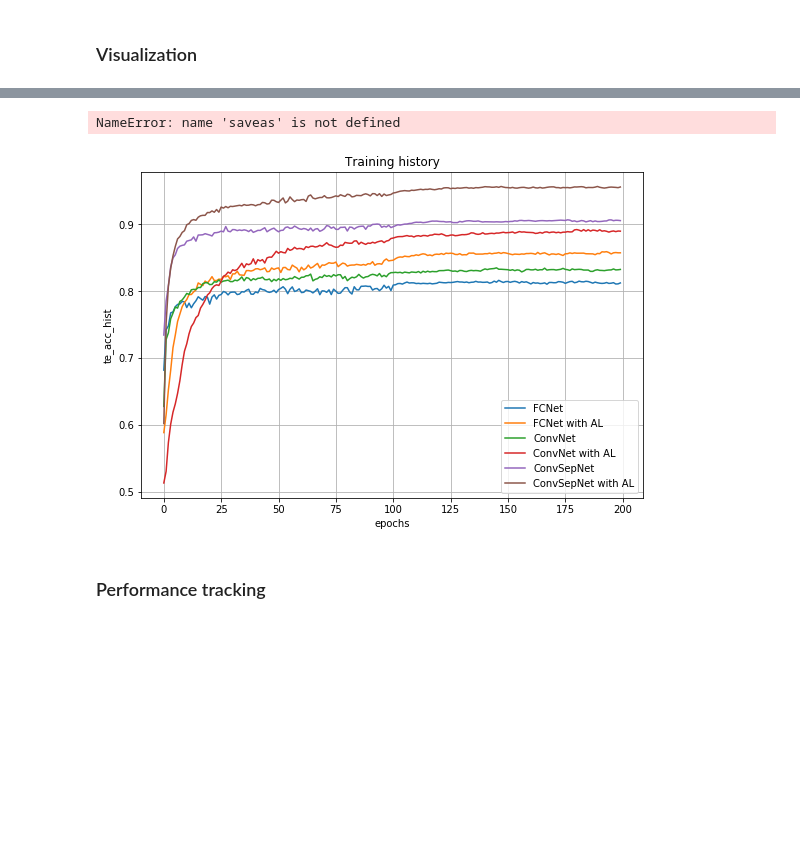
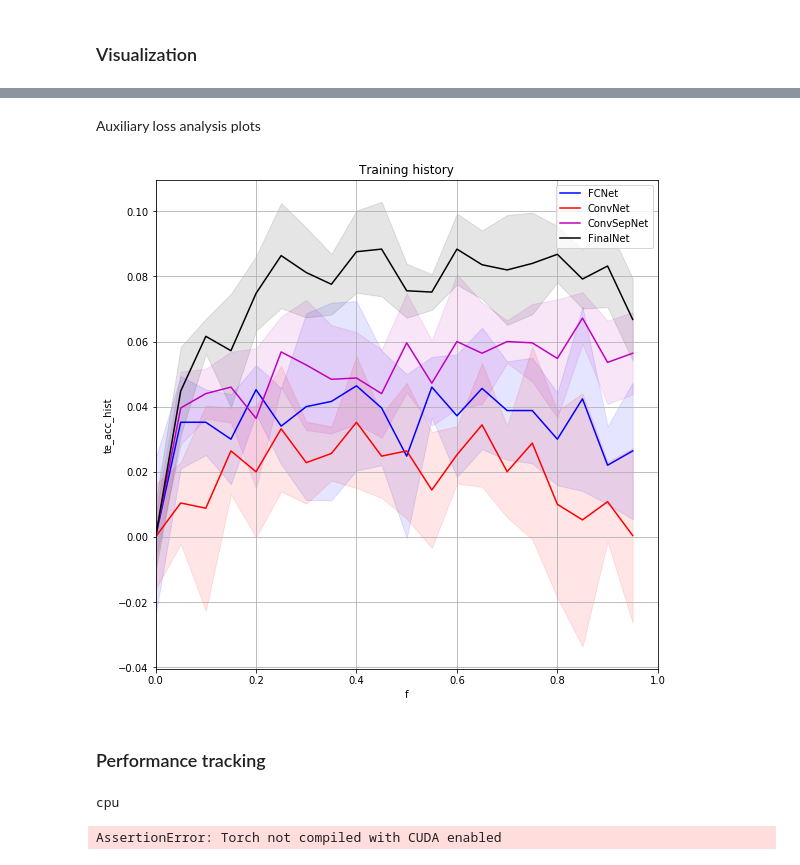
Before and after one commit to sylvainlugeon/deep-learning-projects, a Jupyter notebook: DL_MP1_fred.ipynb, the cells around one changed output, grey strips where cells are left out. Saved outputs shown, nothing was run; the diff lists cells and outputs as text; code cells hidden in the pictures; blank space fills up the shorter version.

Commit message:
Auxiliary loss analysis

```diff
--- a/DL_MP1_fred.ipynb
+++ b/DL_MP1_fred.ipynb
@@ -70,6 +78,9 @@ def sample_showcase(idx, inputs, targets, classes):
 # %%
 # Load data
 train_input, train_target, train_classes, test_input, test_target, test_classes = prologue.generate_pair_sets(N)
+
+train_input, train_target, train_classes = train_input.to(device), train_target.to(device), train_classes.to(DEVICE)
+test_input, test_target, test_classes = test_input.to(DEVICE), test_target.to(DEVICE), test_classes.to(DEVICE)
 # %%
 # Print data statistics
 data_statistics(train_input, train_target, train_classes, test_input, test_target, test_classes)
@@ -990,7 +1115,7 @@ def validation_result(model, rounds_stats, aux_loss):
           "    -Test Mnist accuracy : {:.2f}% (+-{:.2f}%)\n".format(100 * rounds_stats["te_acc_mnist_hist"][:,-1].mean(), 100 * rounds_stats["te_acc_mnist_hist"][:,-1].std()) +\
           "-------------------------------------------------")
 # %%
-def validation_routine(model, verbose=False, track_history=False, aux_loss=True):
+def validation_routine(model, verbose=False, summary=True, track_history=False, f_forced=None):
     """Validate model over several rounds"""
 
     # Initialize rounds statistics dictionary
@@ -1012,7 +1137,8 @@ def validation_routine(model, verbose=False, track_history=False, aux_loss=True)
         r_history = train_routine(model,
                                   train_input, train_target, train_classes,
                                   test_input, test_target, test_classes,
-                                  verbose=False, track_history=track_history, summary=verbose, aux_loss=aux_loss, param_init=True)
+                                  track_history=track_history,
+                                  summary=verbose, f_forced=f_forced)
 
         # Store round statistics
         for key in rounds_stats:
@@ -1027,7 +1153,8 @@ def validation_routine(model, verbose=False, track_history=False, aux_loss=True)
     print("Validation done. Total time: {:.2f}s\n".format(rounds_stats["t_elapsed"].sum()) + "-------------------------------------------------")
 
     # Display valisation results
-    validation_result(model, rounds_stats, aux_loss)
+    if summary:
+        validation_result(model, rounds_stats, f_forced)
 
     return rounds_stats
 # %%
@@ -1058,0 +1176,25 @@ Average auxiliary performance (and standard deviation):
+# %%
+def AL_analysis(model):
+    f_aux = np.linspace(0, 1 ,NB_AL_EVAL)
+    print("-------------------------------------------------\nAuxiliary loss analysis for model {}".format(model.__class__.__name__))
+    # Initialize rounds statistics dictionary
+    stats = dictionary_init(track_history=False, rounds=ROUNDS, AL_eval=True)
+
+    t0 = time.time()
+    for i, f in enumerate(f_aux):
+        print("Current AL weight:  {})".format(f))
+        rounds_stats = validation_routine(model, track_history=False, f_forced=f, summary=False)
+
+        for key in rounds_stats:
+            if key is not 't_elapsed':
+                stats[key][:,i] = rounds_stats[key].squeeze()
+
+    t1 = time.time()
+    stats['t_elapsed'] = t1-t0
+
+    return stats
+# %%
+AL_stats_FCNet = AL_analysis(myFCNet)
+AL_stats_ConvNet = AL_analysis(myConvNet)
+AL_stats_ConvSepNet = AL_analysis(myConvSepNet)
+AL_stats_FinalNet = AL_analysis(myFinalNet)
@@ -1096,9 +1287,0 @@ def plot_history(measure,
-# %%
-plot_history("te_acc_hist",
-                 rounds_stats_FCNet, rounds_stats_FCNet_AL,
-                 rounds_stats_ConvNet, rounds_stats_ConvNet_AL,
-                 rounds_stats_ConvSepNet, rounds_stats_ConvSepNet_AL,
-                 start_epoch=0, save=True)
-# %% [output]
-NameError: name 'saveas' is not defined
-[figure, removed]
@@ -1104,0 +1290,2 @@ NameError: name 'saveas' is not defined
+# %% [markdown]
+Auxiliary loss analysis plots
@@ -1105,3 +1330,13 @@ NameError: name 'saveas' is not defined
+# %%
+AL_stats_dict = {
+    "FCNet": (AL_stats_FCNet, 'b'),
+    "ConvNet": (AL_stats_ConvNet, 'r'),
+    "ConvSepNet": (AL_stats_ConvSepNet, 'm'),
+    "FinalNet": (AL_stats_FinalNet, 'k')}
+
+AL_plot(AL_stats_dict, 'te_acc_hist', k=1, scatter=False, mean=True, minus_min=True, deviation=True, save=False)
+# %% [output]
+[figure, added]
 # %% [markdown]
 ### Performance tracking
 # %%
@@ -1241,3 +1476,16 @@ NameError: name 'saveas' is not defined
 #Average auxiliary performance (and standard deviation):
 #    -Train Mnist accuracy : 100.00% (+-0.00%)
 #    -Test Mnist accuracy : 97.79% (+-0.19%)
+# %%
+device = 'cpu'
+x = torch.zeros(10, 10)
+print(x.device)
+x = torch.zeros(10, 10, device = torch.device('cuda'))
+print(x.device)
+x = torch.zeros(10, 10, device = torch.device('cuda:1'))
+print(x.device)
+x = torch.zeros(10, 10, device = 'cuda:0')
+print(x.device)
+# %% [output]
+cpu
+AssertionError: Torch not compiled with CUDA enabled
```
Also changed, not shown: parts of 23 cells of this notebook, 4 other files.
